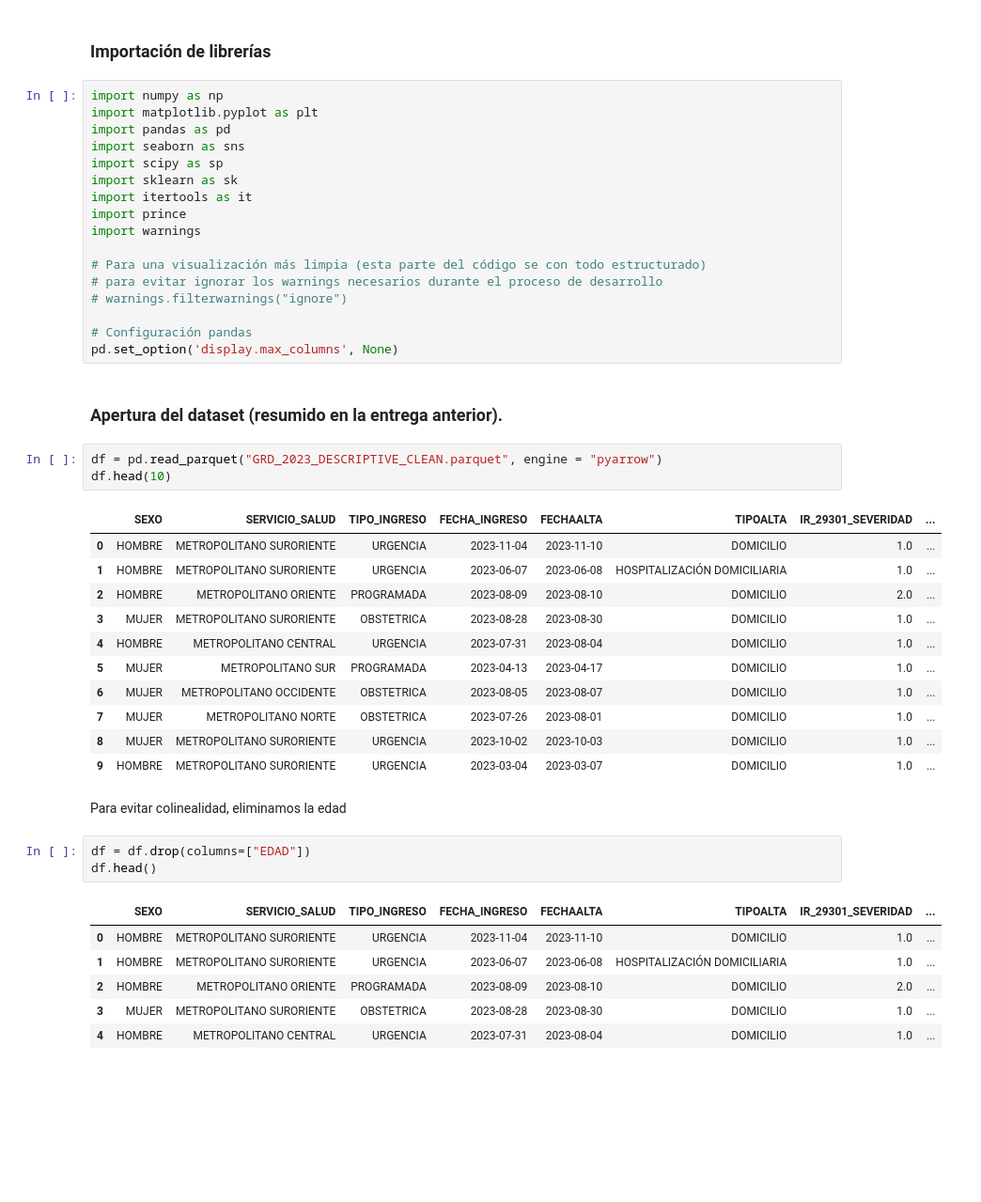
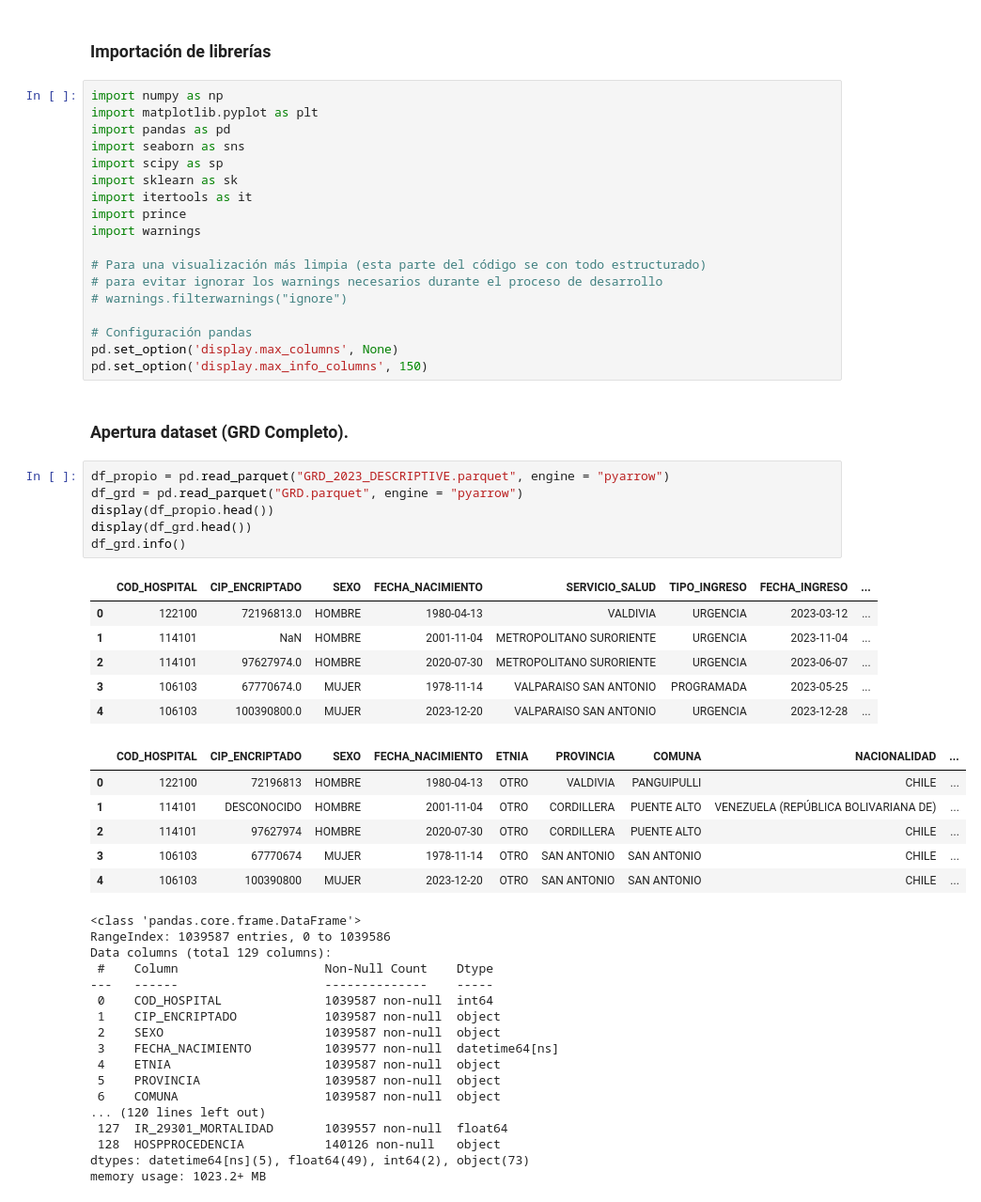
Before and after one commit to VichoRamirez/TOPD, a Jupyter notebook: Entrega_3/Entrega3_Sebastian_y_Vicente_Ramirez.ipynb, the cells around one changed output. Shown: that part at 94% size. Cells and saved outputs as stored; diff of their text form; blank space fills up the shorter version.

```diff
--- a/Entrega_3/Entrega3_Sebastian_y_Vicente_Ramirez.ipynb
+++ b/Entrega_3/Entrega3_Sebastian_y_Vicente_Ramirez.ipynb
@@ -17,32 +17,42 @@ import warnings
 
 # Configuración pandas
 pd.set_option('display.max_columns', None)
+pd.set_option('display.max_info_columns', 150)
 # %% [markdown]
-### Apertura del dataset (resumido en la entrega anterior).
+### Apertura dataset (GRD Completo).
-# %%
-df = pd.read_parquet("GRD_2023_DESCRIPTIVE_CLEAN.parquet", engine = "pyarrow")
-df.head(10)
-# %% [output]
-|  | SEXO | SERVICIO_SALUD | TIPO_INGRESO | FECHA_INGRESO | FECHAALTA | TIPOALTA | IR_29301_SEVERIDAD | ... |
-| 0 | HOMBRE | METROPOLITANO SURORIENTE | URGENCIA | 2023-11-04 | 2023-11-10 | DOMICILIO | 1.0 | ... |
-| 1 | HOMBRE | METROPOLITANO SURORIENTE | URGENCIA | 2023-06-07 | 2023-06-08 | HOSPITALIZACIÓN DOMICILIARIA | 1.0 | ... |
-| 2 | HOMBRE | METROPOLITANO ORIENTE | PROGRAMADA | 2023-08-09 | 2023-08-10 | DOMICILIO | 2.0 | ... |
-| 3 | MUJER | METROPOLITANO SURORIENTE | OBSTETRICA | 2023-08-28 | 2023-08-30 | DOMICILIO | 1.0 | ... |
-| 4 | HOMBRE | METROPOLITANO CENTRAL | URGENCIA | 2023-07-31 | 2023-08-04 | DOMICILIO | 1.0 | ... |
-| 5 | MUJER | METROPOLITANO SUR | PROGRAMADA | 2023-04-13 | 2023-04-17 | DOMICILIO | 1.0 | ... |
-| 6 | MUJER | METROPOLITANO OCCIDENTE | OBSTETRICA | 2023-08-05 | 2023-08-07 | DOMICILIO | 1.0 | ... |
-| 7 | MUJER | METROPOLITANO NORTE | OBSTETRICA | 2023-07-26 | 2023-08-01 | DOMICILIO | 1.0 | ... |
-| 8 | MUJER | METROPOLITANO SURORIENTE | URGENCIA | 2023-10-02 | 2023-10-03 | DOMICILIO | 1.0 | ... |
-| 9 | HOMBRE | METROPOLITANO SURORIENTE | URGENCIA | 2023-03-04 | 2023-03-07 | DOMICILIO | 1.0 | ... |
-# %% [markdown]
-Para evitar colinealidad, eliminamos la edad
-# %%
-df = df.drop(columns=["EDAD"])
-df.head()
-# %% [output]
-|  | SEXO | SERVICIO_SALUD | TIPO_INGRESO | FECHA_INGRESO | FECHAALTA | TIPOALTA | IR_29301_SEVERIDAD | ... |
-| 0 | HOMBRE | METROPOLITANO SURORIENTE | URGENCIA | 2023-11-04 | 2023-11-10 | DOMICILIO | 1.0 | ... |
-| 1 | HOMBRE | METROPOLITANO SURORIENTE | URGENCIA | 2023-06-07 | 2023-06-08 | HOSPITALIZACIÓN DOMICILIARIA | 1.0 | ... |
-| 2 | HOMBRE | METROPOLITANO ORIENTE | PROGRAMADA | 2023-08-09 | 2023-08-10 | DOMICILIO | 2.0 | ... |
-| 3 | MUJER | METROPOLITANO SURORIENTE | OBSTETRICA | 2023-08-28 | 2023-08-30 | DOMICILIO | 1.0 | ... |
-| 4 | HOMBRE | METROPOLITANO CENTRAL | URGENCIA | 2023-07-31 | 2023-08-04 | DOMICILIO | 1.0 | ... |
+# %%
+df_propio = pd.read_parquet("GRD_2023_DESCRIPTIVE.parquet", engine = "pyarrow")
+df_grd = pd.read_parquet("GRD.parquet", engine = "pyarrow")
+display(df_propio.head())
+display(df_grd.head())
+df_grd.info()
+# %% [output]
+|  | COD_HOSPITAL | CIP_ENCRIPTADO | SEXO | FECHA_NACIMIENTO | SERVICIO_SALUD | TIPO_INGRESO | FECHA_INGRESO | ... |
+| 0 | 122100 | 72196813.0 | HOMBRE | 1980-04-13 | VALDIVIA | URGENCIA | 2023-03-12 | ... |
+| 1 | 114101 | NaN | HOMBRE | 2001-11-04 | METROPOLITANO SURORIENTE | URGENCIA | 2023-11-04 | ... |
+| 2 | 114101 | 97627974.0 | HOMBRE | 2020-07-30 | METROPOLITANO SURORIENTE | URGENCIA | 2023-06-07 | ... |
+| 3 | 106103 | 67770674.0 | MUJER | 1978-11-14 | VALPARAISO SAN ANTONIO | PROGRAMADA | 2023-05-25 | ... |
+| 4 | 106103 | 100390800.0 | MUJER | 2023-12-20 | VALPARAISO SAN ANTONIO | URGENCIA | 2023-12-28 | ... |
+|  | COD_HOSPITAL | CIP_ENCRIPTADO | SEXO | FECHA_NACIMIENTO | ETNIA | PROVINCIA | COMUNA | NACIONALIDAD | ... |
+| 0 | 122100 | 72196813 | HOMBRE | 1980-04-13 | OTRO | VALDIVIA | PANGUIPULLI | CHILE | ... |
+| 1 | 114101 | DESCONOCIDO | HOMBRE | 2001-11-04 | OTRO | CORDILLERA | PUENTE ALTO | VENEZUELA (REPÚBLICA BOLIVARIANA DE) | ... |
+| 2 | 114101 | 97627974 | HOMBRE | 2020-07-30 | OTRO | CORDILLERA | PUENTE ALTO | CHILE | ... |
+| 3 | 106103 | 67770674 | MUJER | 1978-11-14 | OTRO | SAN ANTONIO | SAN ANTONIO | CHILE | ... |
+| 4 | 106103 | 100390800 | MUJER | 2023-12-20 | OTRO | SAN ANTONIO | SAN ANTONIO | CHILE | ... |
+<class 'pandas.core.frame.DataFrame'>
+RangeIndex: 1039587 entries, 0 to 1039586
+Data columns (total 129 columns):
+ #    Column                    Non-Null Count    Dtype
+---   ------                    --------------    -----
+ 0    COD_HOSPITAL              1039587 non-null  int64
+ 1    CIP_ENCRIPTADO            1039587 non-null  object
+ 2    SEXO                      1039587 non-null  object
+ 3    FECHA_NACIMIENTO          1039577 non-null  datetime64[ns]
+ 4    ETNIA                     1039587 non-null  object
+ 5    PROVINCIA                 1039587 non-null  object
+ 6    COMUNA                    1039587 non-null  object
+... (120 lines left out)
+ 127  IR_29301_MORTALIDAD       1039557 non-null  float64
+ 128  HOSPPROCEDENCIA           140126 non-null   object
+dtypes: datetime64[ns](5), float64(49), int64(2), object(73)
+memory usage: 1023.2+ MB
```
Also changed, not shown: parts of 7 cells of this notebook, 2 other files.
